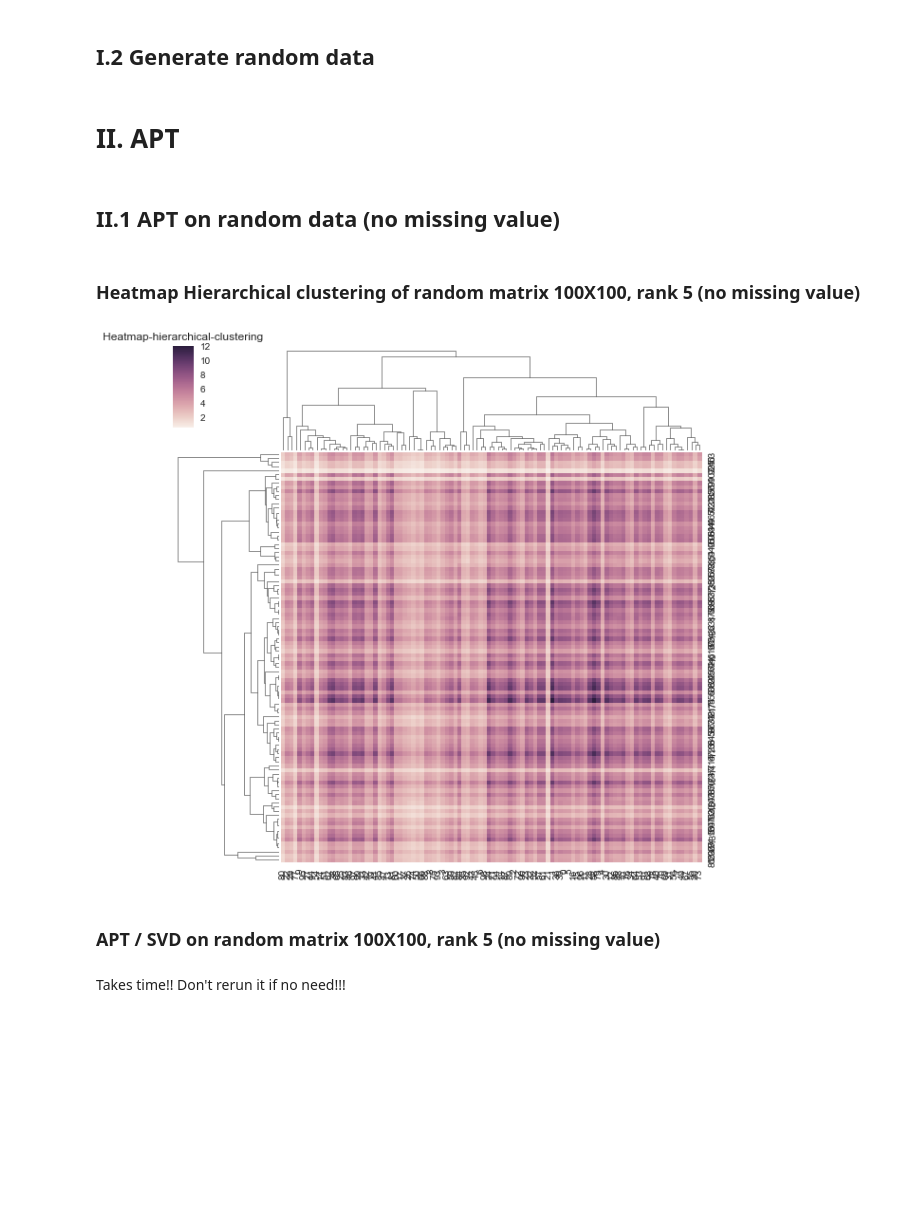
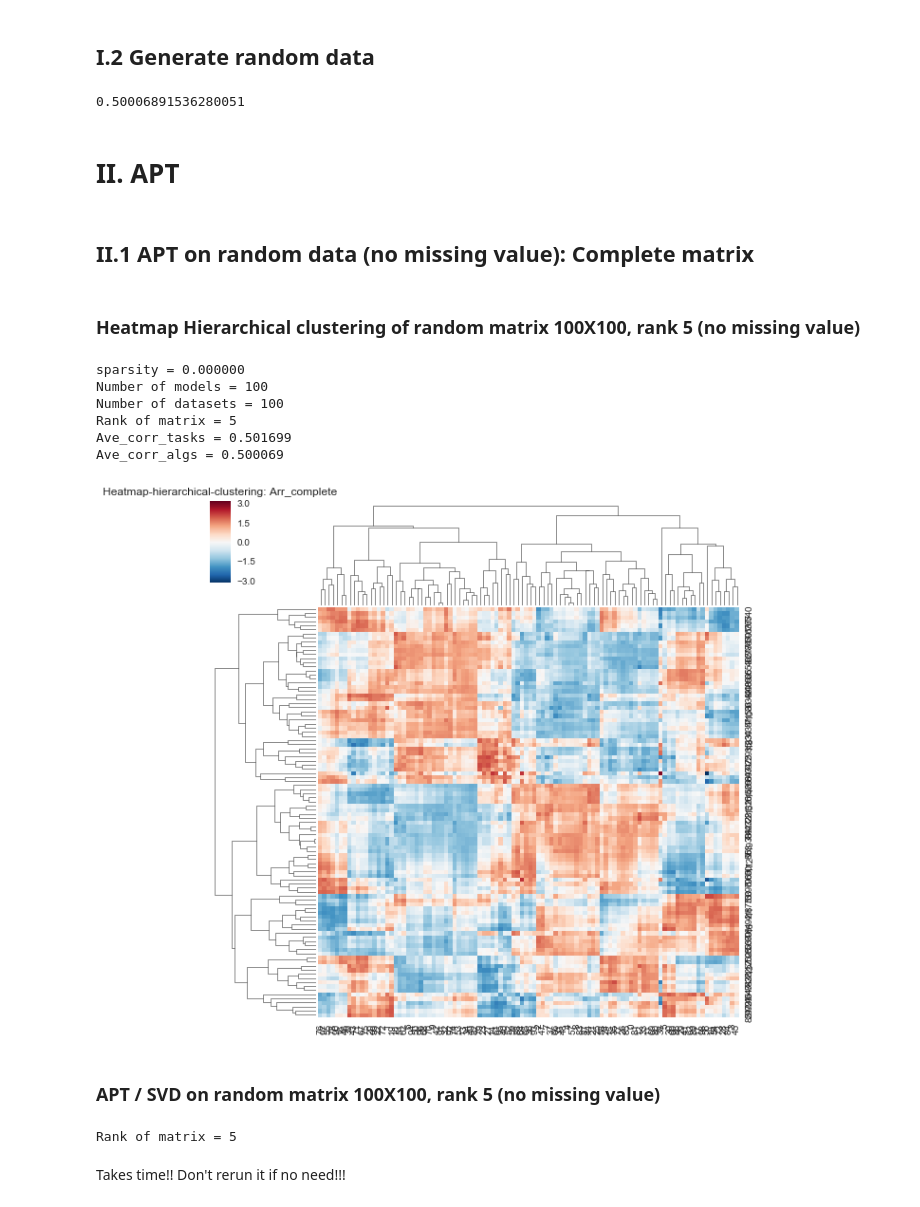
Before and after one commit to LishengSun/Meta-Learning-and-APT, a Jupyter notebook: PAPER_CAP2018/demonstration.ipynb, the cells around one changed output. Cells and saved outputs as stored; diff of their text form; code cells hidden in the pictures; blank space fills up the shorter version.

```diff
--- a/PAPER_CAP2018/demonstration.ipynb
+++ b/PAPER_CAP2018/demonstration.ipynb
@@ -75,34 +248,68 @@ NameError: name 'X_comp' is not defined
 ## I.2 Generate random data
 # %%
 from random_data_generator import random_data
-S_rank2 = random_data(100, 100, 2) # generate random matrix of rank 2
-S_rank4 = random_data(100, 100, 4) # generate random matrix of rank 4
-S_rank5 = random_data(100, 100, 6) # generate random matrix of rank 6
-S_rank8 = random_data(100, 100, 8) # generate random matrix of rank 8
+# S_rank2 = random_data(100, 100, 2) # generate random matrix of rank 2
+# S_rank4 = random_data(100, 100, 4) # generate random matrix of rank 4
+# S_rank5 = random_data(100, 100, 5) # generate random matrix of rank 6
+# S_rank8 = random_data(100, 100, 8) # generate random matrix of rank 8
+# np.savetxt(os.path.join(STUDIED_DATA_dir, 'random_data/S_rank5.data'), S_rank5)
+S_rank5 = np.loadtxt(os.path.join(STUDIED_DATA_dir, 'random_data/S_rank5.data'))
+# %%
+from APT_factorization import standardize
+S_rank5 = standardize(S_rank5)
+ave_corr_cols(S_rank5)
+# %% [output]
+0.50006891536280051
+# %%
+# test standardization
+from APT_factorization import *
+S_rank5 = standardize(S_rank5)
 # %% [markdown]
 # II. APT
 # %% [markdown]
-## II.1 APT on random data (no missing value)
+## II.1 APT on random data (no missing value): Complete matrix
 # %% [markdown]
 ### Heatmap Hierarchical clustering of random matrix 100X100, rank 5 (no missing value)
 # %%
 from numpy.linalg import matrix_rank
 import math
 import matplotlib.pyplot as plt
 from APT_factorization import APT_recursiveElimination, APT_random, APT_GramSchmidt
-RMSE_SVD = []
-RMSE_APTbackward = []
-RMSE_APTrandom = []
+
 S = S_rank5
-# S = random_data(100, 100, 100)
-# S = S_miss
+
+print "sparsity = %f"%sparsity(S)
+print "Number of models = %i"%num_model(S)
+print "Number of datasets = %i"%num_dataset(S)
+if sparsity(S) == 0:
+    print "Rank of matrix = %i"%rank(S)
+else:
+    print "Matrix contains NaN, cannot define the rank"
+
+print 'Ave_corr_tasks = %f'%ave_corr_rows(S)
+print 'Ave_corr_algs = %f'%ave_corr_cols(S)
+# plot_matrix_with_missing_value(S)
+
 import seaborn as sns; sns.set(color_codes=True)
-g = sns.clustermap(S,metric="correlation")
-plt.title('Heatmap-hierarchical-clustering')
+g = sns.clustermap(S,metric='euclidean')
+
+plt.title('Heatmap-hierarchical-clustering: Arr_complete')
+plt.xticks([])
+
 plt.show()
 # %% [output]
+sparsity = 0.000000
+Number of models = 100
+Number of datasets = 100
+Rank of matrix = 5
+Ave_corr_tasks = 0.501699
+Ave_corr_algs = 0.500069
-[figure, old version]
+[figure, new version]
 # %% [markdown]
 ### APT / SVD on random matrix 100X100, rank 5 (no missing value)
+# %%
+print "Rank of matrix = %i"%rank(S)
+# %% [output]
+Rank of matrix = 5
 # %% [markdown]
 Takes time!! Don't rerun it if no need!!!
```
Also changed, not shown: parts of 36 cells of this notebook, 32 other files.
